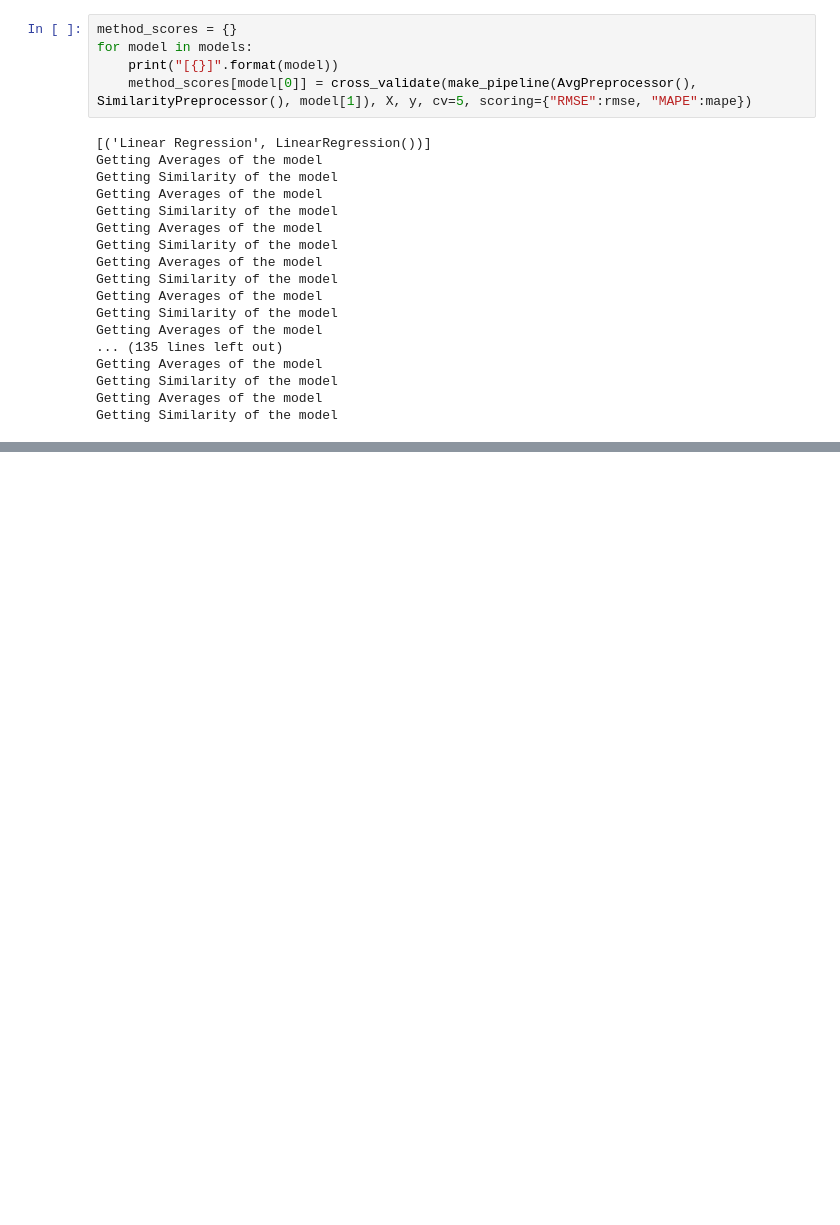
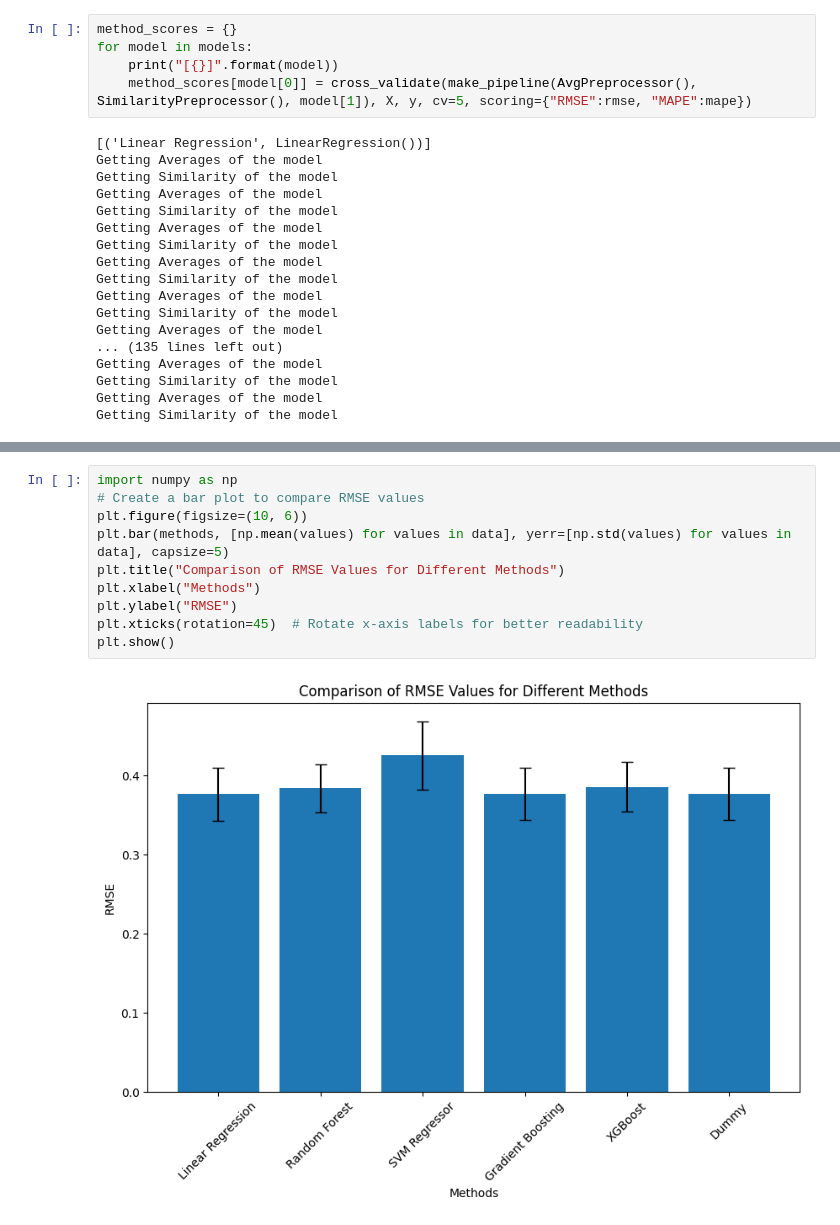
Before and after one commit to LuisEduardoF/Recommender-System-For-Competitive-Programming, a Jupyter notebook: TCC/NETFLIX/netflix_main.ipynb, the cells around one changed output, grey strips where cells are left out. Saved outputs shown, nothing was run; the diff lists cells and outputs as text; blank space fills up the shorter version.

```diff
--- a/TCC/NETFLIX/netflix_main.ipynb
+++ b/TCC/NETFLIX/netflix_main.ipynb
@@ -283,3 +283,15 @@ plt.show()
+# %%
+import numpy as np
+# Create a bar plot to compare RMSE values
+plt.figure(figsize=(10, 6))
+plt.bar(methods, [np.mean(values) for values in data], yerr=[np.std(values) for values in data], capsize=5)
+plt.title("Comparison of RMSE Values for Different Methods")
+plt.xlabel("Methods")
+plt.ylabel("RMSE")
+plt.xticks(rotation=45)  # Rotate x-axis labels for better readability
+plt.show()
+# %% [output]
+[figure, added]
 # %%
 import matplotlib.pyplot as plt
 
```
Also changed, not shown: parts of 4 cells of this notebook.
